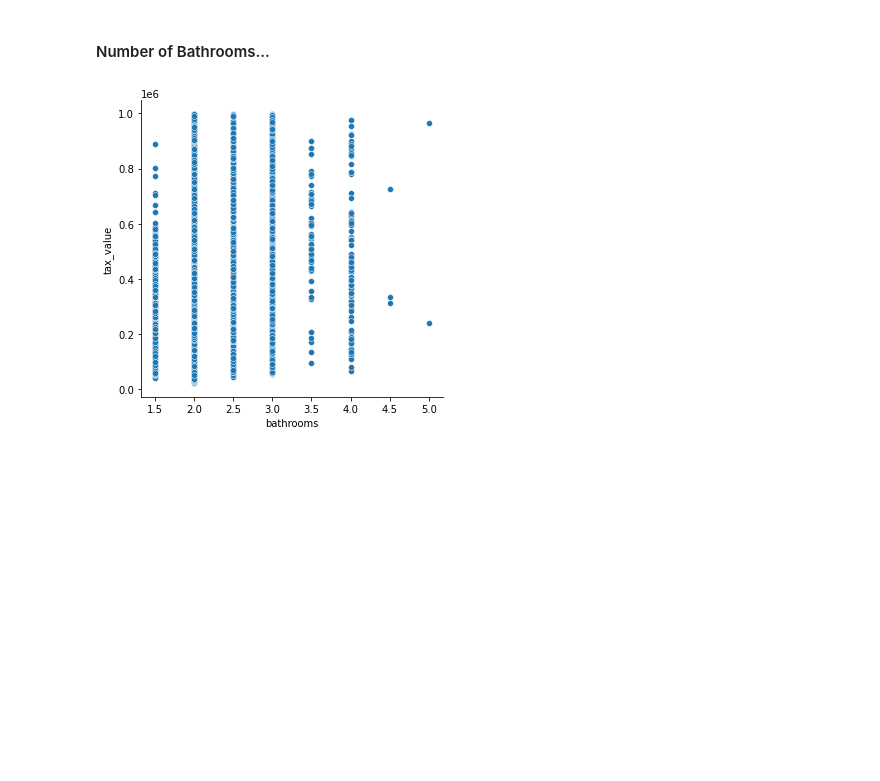
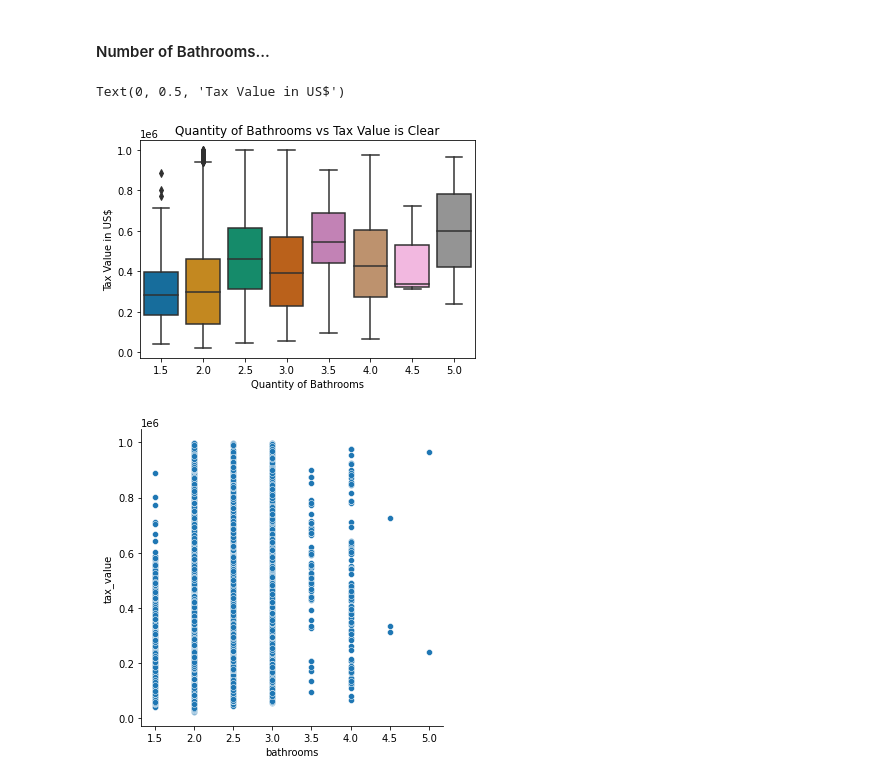
Before and after one commit to jnolf/codeup-regression-project, a Jupyter notebook: zillow_workbook.ipynb, the cells around one changed output. Saved outputs shown, nothing was run; the diff lists cells and outputs as text; code cells hidden in the pictures; blank space fills up the shorter version.

```diff
--- a/zillow_workbook.ipynb
+++ b/zillow_workbook.ipynb
@@ -348,6 +356,14 @@ p-value = 0.0
 The null hypothesis is rejected!
 # %% [markdown]
 #### Number of Bathrooms...
+# %%
+sns.boxplot(x ='bathrooms', y ='tax_value', data = train, palette ='colorblind')
+plt.title('Quantity of Bathrooms vs Tax Value is Clear')
+plt.xlabel('Quantity of Bathrooms')
+plt.ylabel('Tax Value in US$')
+# %% [output]
+Text(0, 0.5, 'Tax Value in US$')
+[figure, added]
 # %%
 ax2 = sns.relplot(x ='bathrooms',
             y ='tax_value',
```
Also changed, not shown: parts of 1 cell of this notebook, 1 other file.
